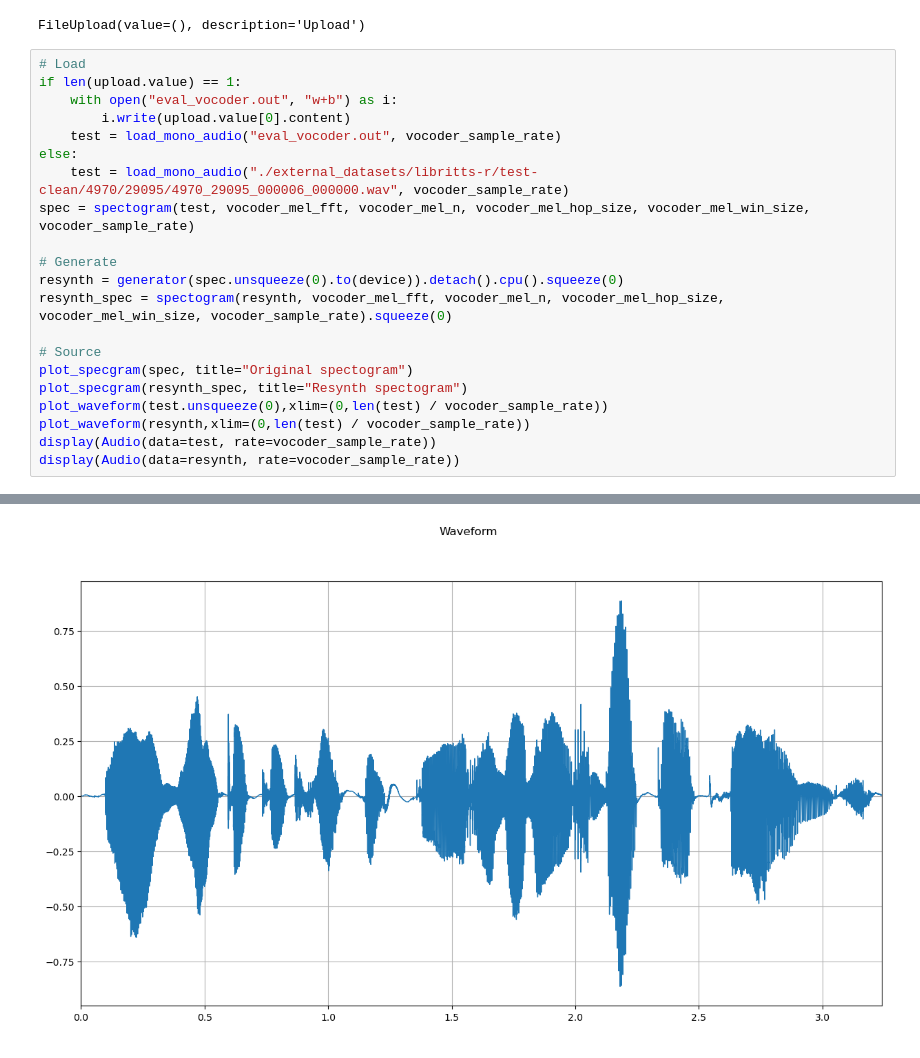
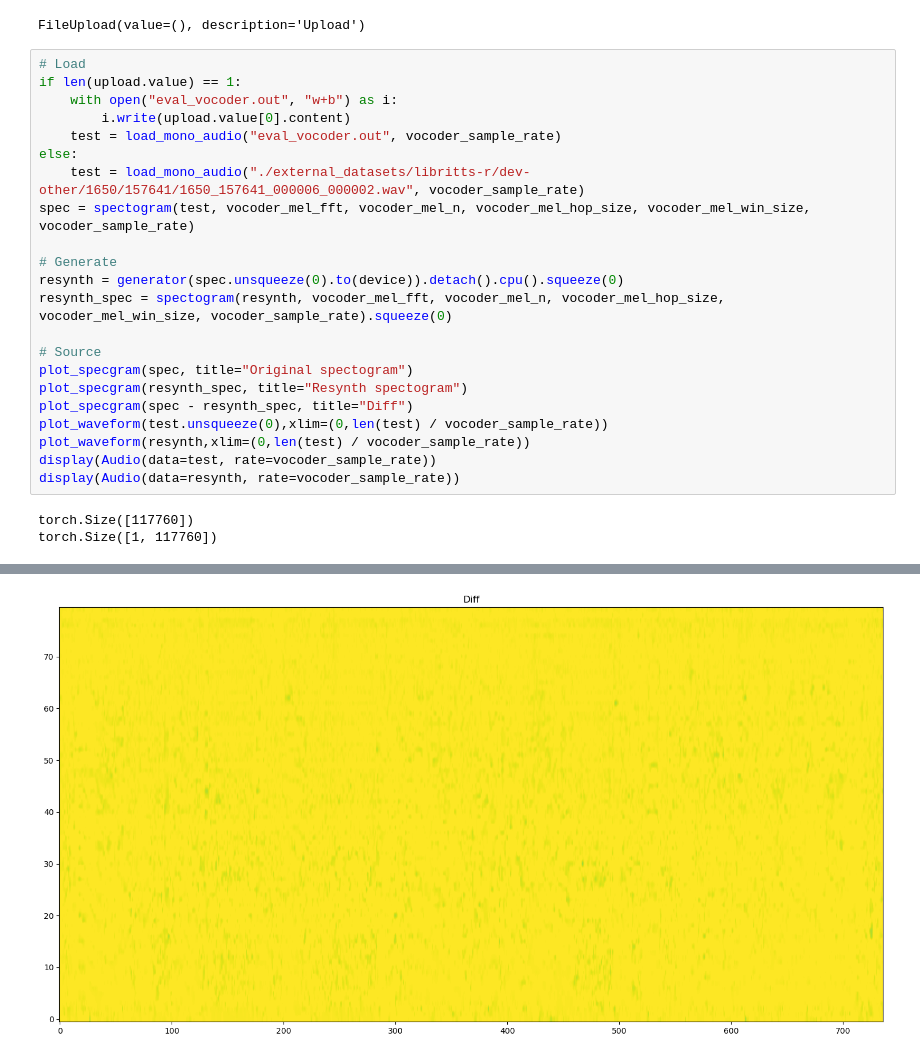
Before and after one commit to ex3ndr/supervoice-vocoder-hifigan, a Jupyter notebook: evaluate.ipynb, the cells around one changed output, grey strips where cells are left out. Cells and saved outputs as stored; diff of their text form.

```diff
--- a/evaluate.ipynb
+++ b/evaluate.ipynb
@@ -93,7 +93,7 @@ if len(upload.value) == 1:
         i.write(upload.value[0].content)
     test = load_mono_audio("eval_vocoder.out", vocoder_sample_rate)
 else:
-    test = load_mono_audio("./external_datasets/libritts-r/test-clean/4970/29095/4970_29095_000006_000000.wav", vocoder_sample_rate)
+    test = load_mono_audio("./external_datasets/libritts-r/dev-other/1650/157641/1650_157641_000006_000002.wav", vocoder_sample_rate)
 spec = spectogram(test, vocoder_mel_fft, vocoder_mel_n, vocoder_mel_hop_size, vocoder_mel_win_size, vocoder_sample_rate)
 
 # Generate
@@ -103,10 +103,13 @@ resynth_spec = spectogram(resynth, vocoder_mel_fft, vocoder_mel_n, vocoder_mel_h
 # Source
 plot_specgram(spec, title="Original spectogram")
 plot_specgram(resynth_spec, title="Resynth spectogram")
+plot_specgram(spec - resynth_spec, title="Diff")
 plot_waveform(test.unsqueeze(0),xlim=(0,len(test) / vocoder_sample_rate))
 plot_waveform(resynth,xlim=(0,len(test) / vocoder_sample_rate))
 display(Audio(data=test, rate=vocoder_sample_rate))
 display(Audio(data=resynth, rate=vocoder_sample_rate))
 # %% [output]
+torch.Size([117760])
+torch.Size([1, 117760])
 [interactive output not drawn]
 [interactive output not drawn]
@@ -115 +118 @@ display(Audio(data=resynth, rate=vocoder_sample_rate))
-[figure, old version]
+[figure, new version]
```
Also changed, not shown: parts of 1 cell of this notebook, 8 other files.
